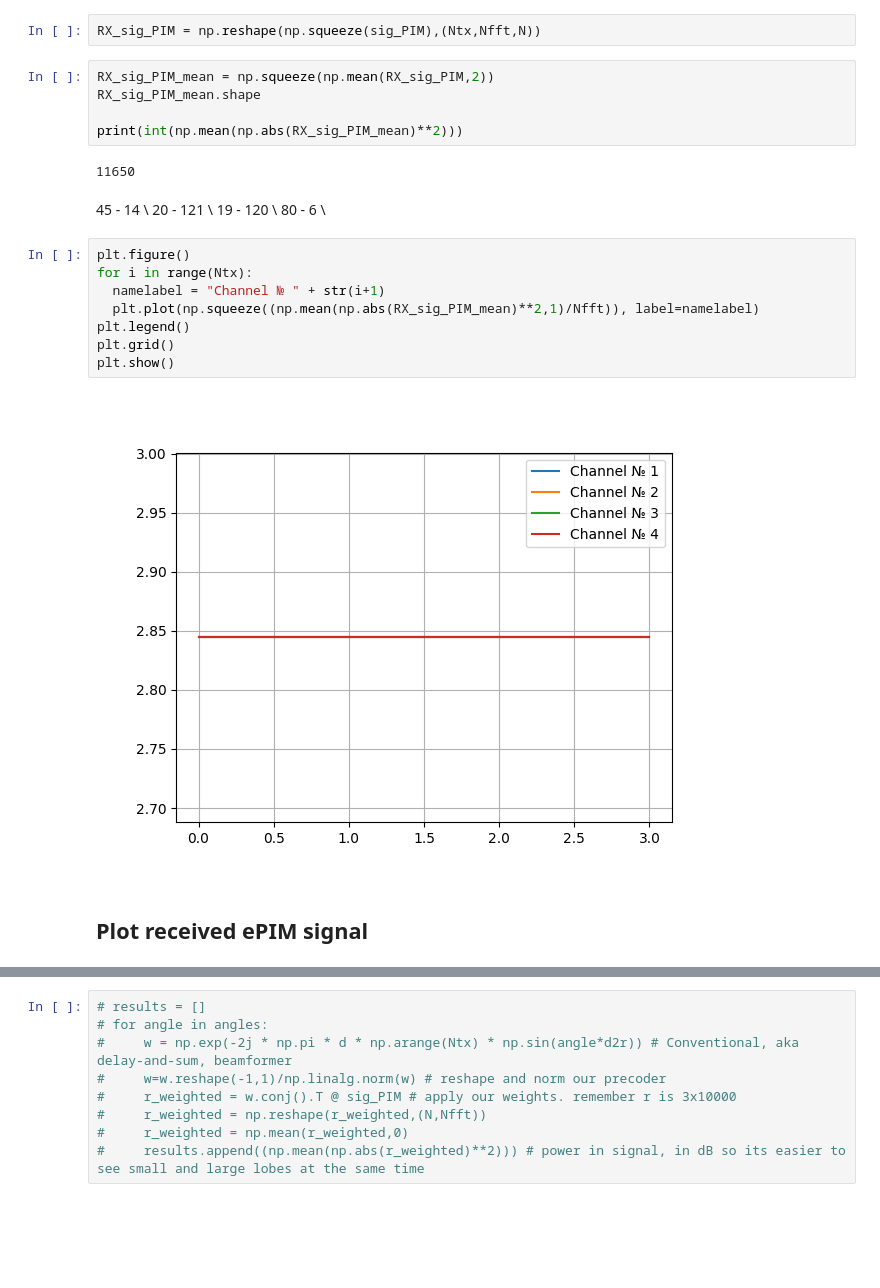
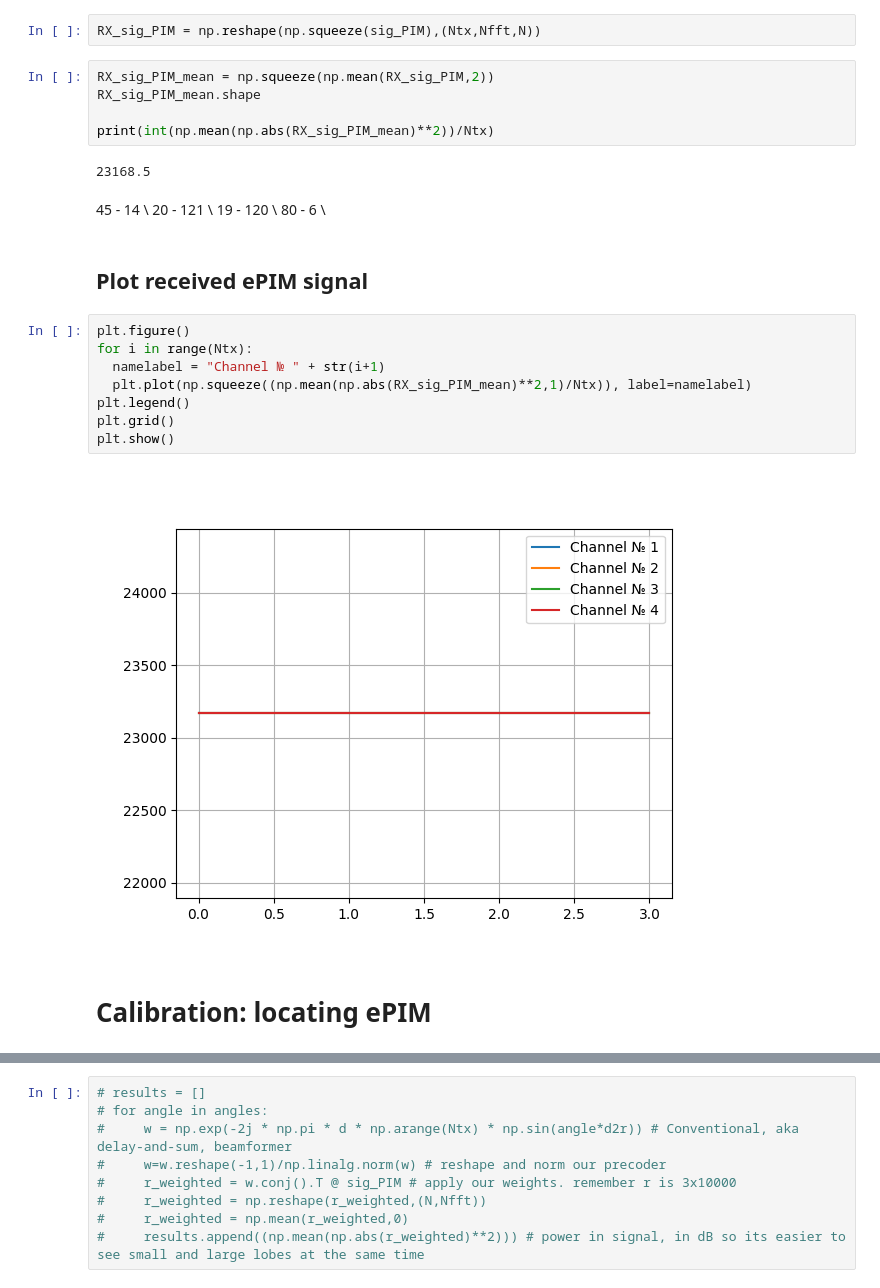
Before and after one commit to ladnlav/diploma, a Jupyter notebook: MM.ipynb, the cells around one changed output, grey strips where cells are left out. Drawn from its saved outputs; the diff is of its cells as text; blank space fills up the shorter version.

Commit message:
calibration added

```diff
--- a/MM.ipynb
+++ b/MM.ipynb
@@ -500,23 +503,25 @@ RX_sig_PIM = np.reshape(np.squeeze(sig_PIM),(Ntx,Nfft,N))
 RX_sig_PIM_mean = np.squeeze(np.mean(RX_sig_PIM,2))
 RX_sig_PIM_mean.shape
 
-print(int(np.mean(np.abs(RX_sig_PIM_mean)**2)))
+print(int(np.mean(np.abs(RX_sig_PIM_mean)**2))/Ntx)
 # %% [output]
-11650
+23168.5
 # %% [markdown]
 45 - 14 \\
 20 - 121 \\
 19 - 120 \\
 80 - 6 \\
-# %%
-plt.figure()
-for i in range(Ntx):
-  namelabel = "Channel № " + str(i+1)
-  plt.plot(np.squeeze((np.mean(np.abs(RX_sig_PIM_mean)**2,1)/Nfft)), label=namelabel)
-plt.legend()
-plt.grid()
-plt.show()
-# %% [output]
-[figure, removed]
 # %% [markdown]
 ## Plot received ePIM signal
+# %%
+plt.figure()
+for i in range(Ntx):
+  namelabel = "Channel № " + str(i+1)
+  plt.plot(np.squeeze((np.mean(np.abs(RX_sig_PIM_mean)**2,1)/Ntx)), label=namelabel)
+plt.legend()
+plt.grid()
+plt.show()
+# %% [output]
+[figure, added]
+# %% [markdown]
+# Calibration: locating ePIM
```
Also changed, not shown: parts of 21 cells of this notebook.
